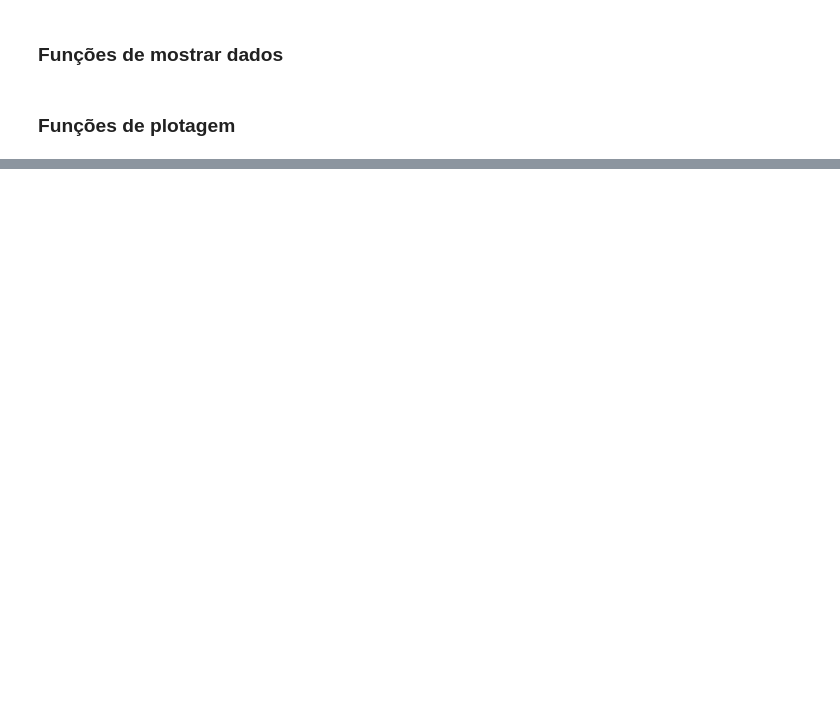
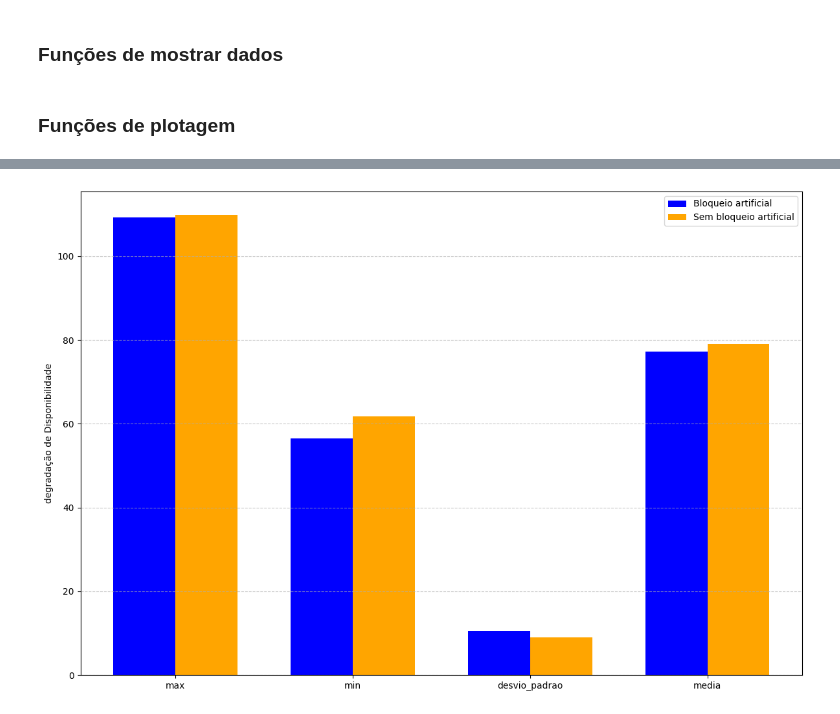
Before and after one commit to Claudiof5/simulador-EON-pre-Desastre, a Jupyter notebook: simulador/simulador/Analise_dados.ipynb, the cells around one changed output, grey strips where cells are left out. Drawn from its saved outputs; the diff is of its cells as text; code cells hidden in the pictures; blank space fills up the shorter version.

```diff
--- a/simulador/simulador/Analise_dados.ipynb
+++ b/simulador/simulador/Analise_dados.ipynb
@@ -669,0 +1701,4 @@ def plot_largest_free_window(link, dataframe = dataframe1, total_slots=200, time
+# %%
+plot_dados_razao_disponibilidade_para_dataframes()
+# %% [output]
+[figure, added]
```
Also changed, not shown: parts of 29 cells of this notebook, 40 other files.
